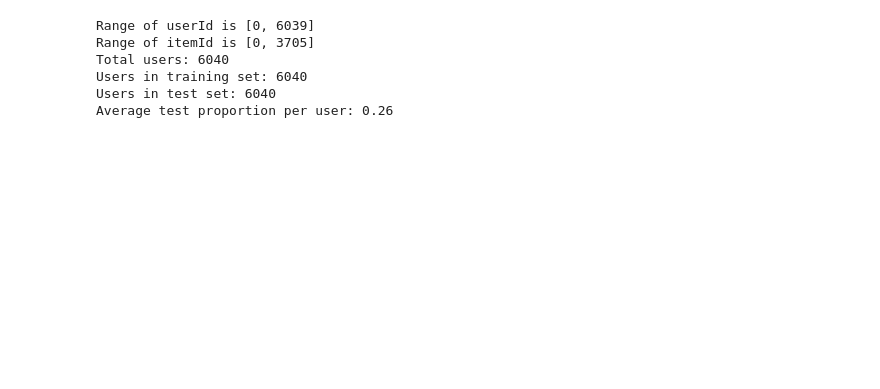
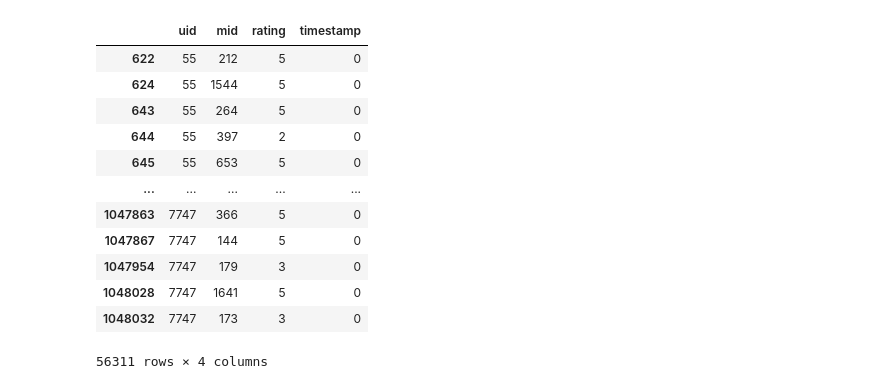
Before and after one commit to JvThunder/Recommendation-System-SC4020, a Jupyter notebook: ncf.ipynb, the cells around one changed output. Drawn from its saved outputs; the diff is of its cells as text; code cells hidden in the pictures; blank space fills up the shorter version.

```diff
--- a/ncf.ipynb
+++ b/ncf.ipynb
@@ -94,36 +256,27 @@ OutOfMemoryError: CUDA out of memory. Tried to allocate 2.00 MiB. GPU 0 has a to
-# %%
-ml1m_dir = 'ml-1m/ratings.dat'
-ml1m_rating = pd.read_csv(ml1m_dir, sep='::', header=None, names=['uid', 'mid', 'rating', 'timestamp'], engine='python')
-# Reindex
-user_id = ml1m_rating[['uid']].drop_duplicates().reindex()
-user_id['userId'] = np.arange(len(user_id))
-ml1m_rating = pd.merge(ml1m_rating, user_id, on=['uid'], how='left')
-item_id = ml1m_rating[['mid']].drop_duplicates()
-item_id['itemId'] = np.arange(len(item_id))
-ml1m_rating = pd.merge(ml1m_rating, item_id, on=['mid'], how='left')
-ml1m_rating = ml1m_rating[['userId', 'itemId', 'rating', 'timestamp']]
-print('Range of userId is [{}, {}]'.format(ml1m_rating.userId.min(), ml1m_rating.userId.max()))
-print('Range of itemId is [{}, {}]'.format(ml1m_rating.itemId.min(), ml1m_rating.itemId.max()))
-# DataLoader for training
-sample_generator = SampleGenerator(ratings=ml1m_rating)
-
-# Split the data
-train_ratings, test_ratings = sample_generator._split_loo(sample_generator.preprocess_ratings)
-
-# Check the distribution
-print(f"Total users: {ml1m_rating['userId'].nunique()}")
-print(f"Users in training set: {train_ratings['userId'].nunique()}")
-print(f"Users in test set: {test_ratings['userId'].nunique()}")
-
-# Verify that approximately 25% of interactions per user are in the test set
-user_test_counts = test_ratings.groupby('userId').size()
-user_total_counts = ml1m_rating.groupby('userId').size()
-test_proportions = (user_test_counts / user_total_counts).mean()
-print(f"Average test proportion per user: {test_proportions:.2f}")
-# %% [output]
-Range of userId is [0, 6039]
-Range of itemId is [0, 3705]
-Total users: 6040
-Users in training set: 6040
-Users in test set: 6040
-Average test proportion per user: 0.26
+# %%
+goodbooks_dir = 'goodbooks-10k/ratings.csv'
+goodbooks_rating = pd.read_csv(goodbooks_dir)
+
+user_ids = goodbooks_rating['uid'].sample(n=1000, random_state=42).unique()
+goodbooks_rating = goodbooks_rating[goodbooks_rating['uid'].isin(user_ids)]
+
+# Filter out books with less than 100 ratings
+book_counts = goodbooks_rating['mid'].value_counts()
+book_ids = (book_counts[book_counts >= 30].index)
+goodbooks_rating = goodbooks_rating[goodbooks_rating['mid'].isin(book_ids)]
+# %%
+goodbooks_rating
+# %% [output]
+|  | uid | mid | rating | timestamp |
+| 622 | 55 | 212 | 5 | 0 |
+| 624 | 55 | 1544 | 5 | 0 |
+| 643 | 55 | 264 | 5 | 0 |
+| 644 | 55 | 397 | 2 | 0 |
+| 645 | 55 | 653 | 5 | 0 |
+| ... | ... | ... | ... | ... |
+| 1047863 | 7747 | 366 | 5 | 0 |
+| 1047867 | 7747 | 144 | 5 | 0 |
+| 1047954 | 7747 | 179 | 3 | 0 |
+| 1048028 | 7747 | 1641 | 5 | 0 |
+| 1048032 | 7747 | 173 | 3 | 0 |
+56311 rows × 4 columns
```
Also changed, not shown: parts of 11 cells of this notebook, 4 other files.
